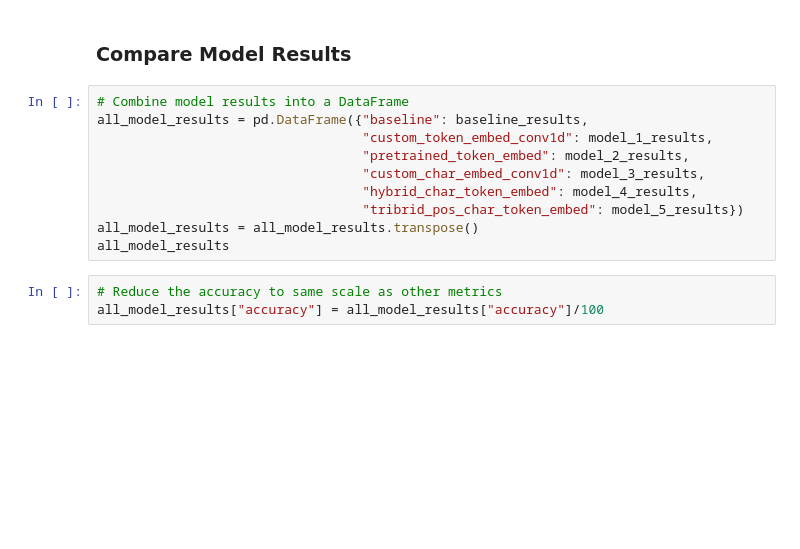
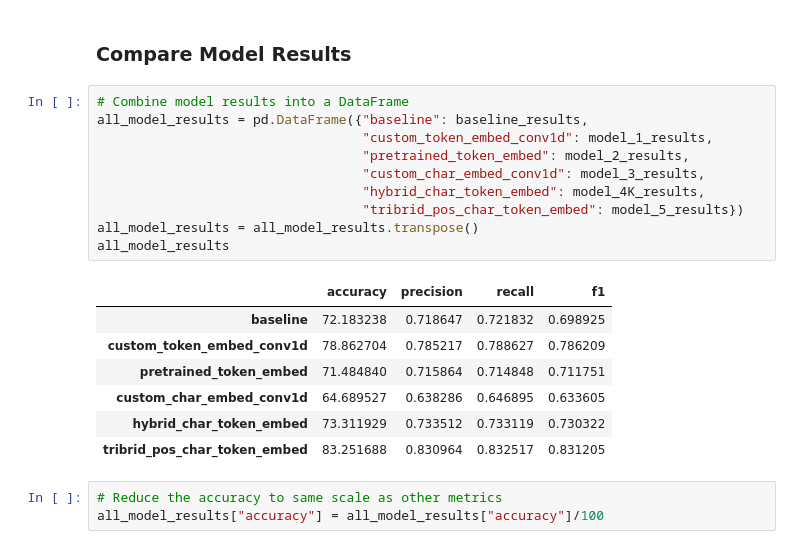
Before and after one commit to AyushSrivastava27/SkimLit_NLP, a Jupyter notebook: SkimLit_NLP.ipynb, the cells around one changed output. Drawn from its saved outputs; the diff is of its cells as text; blank space fills up the shorter version.

```diff
--- a/SkimLit_NLP.ipynb
+++ b/SkimLit_NLP.ipynb
@@ -944,13 +1333,21 @@ model_5_results
 # %%
 # Combine model results into a DataFrame
 all_model_results = pd.DataFrame({"baseline": baseline_results,
                                   "custom_token_embed_conv1d": model_1_results,
                                   "pretrained_token_embed": model_2_results,
                                   "custom_char_embed_conv1d": model_3_results,
-                                  "hybrid_char_token_embed": model_4_results,
+                                  "hybrid_char_token_embed": model_4K_results,
                                   "tribrid_pos_char_token_embed": model_5_results})
 all_model_results = all_model_results.transpose()
 all_model_results
+# %% [output]
+|  | accuracy | precision | recall | f1 |
+| baseline | 72.183238 | 0.718647 | 0.721832 | 0.698925 |
+| custom_token_embed_conv1d | 78.862704 | 0.785217 | 0.788627 | 0.786209 |
+| pretrained_token_embed | 71.484840 | 0.715864 | 0.714848 | 0.711751 |
+| custom_char_embed_conv1d | 64.689527 | 0.638286 | 0.646895 | 0.633605 |
+| hybrid_char_token_embed | 73.311929 | 0.733512 | 0.733119 | 0.730322 |
+| tribrid_pos_char_token_embed | 83.251688 | 0.830964 | 0.832517 | 0.831205 |
 # %%
 # Reduce the accuracy to same scale as other metrics
 all_model_results["accuracy"] = all_model_results["accuracy"]/100
```
Also changed, not shown: parts of 61 cells of this notebook.
